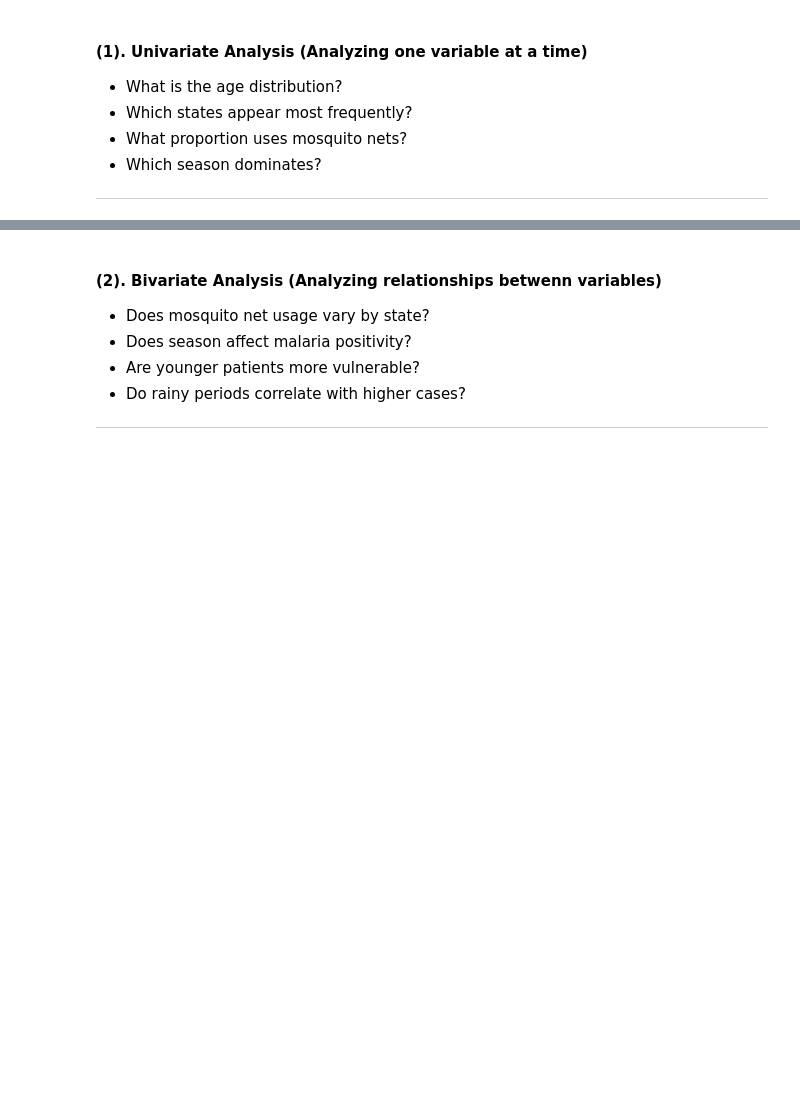
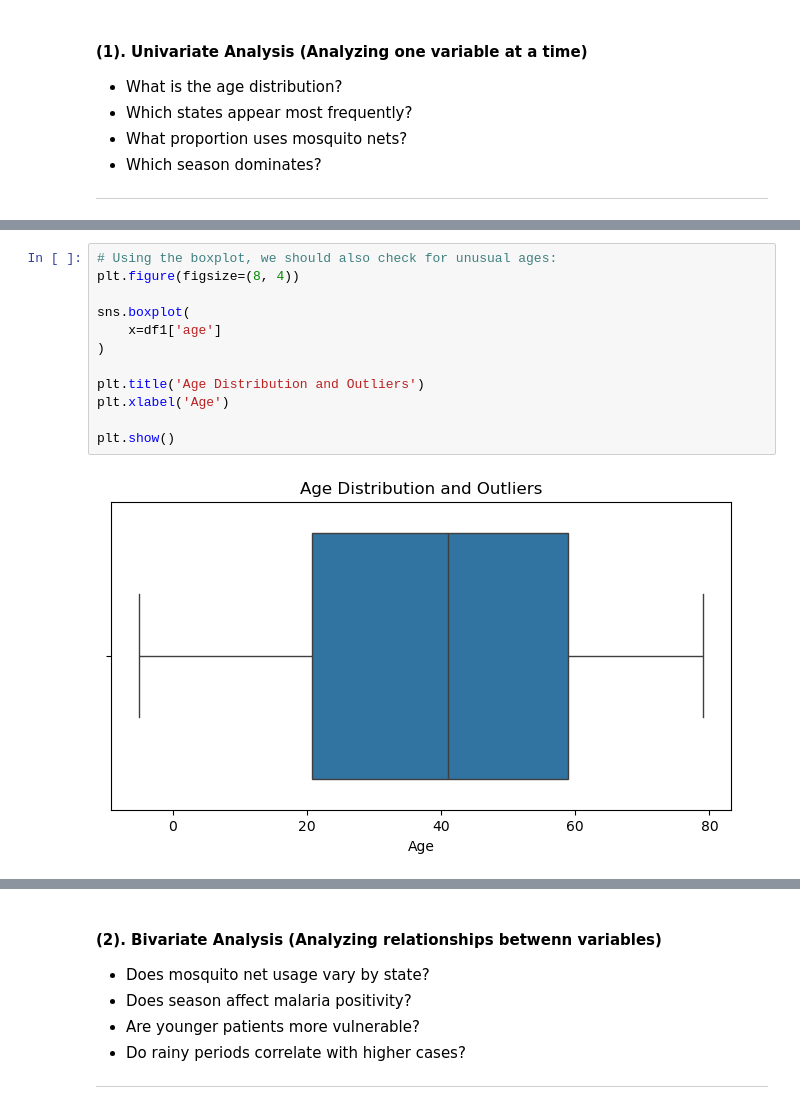
Before and after one commit to EmmanuelAkalumhe/Malaria_Dataset_DataAnalysis, a Jupyter notebook: Malaria_Dataset_Analysis.ipynb, the cells around one changed output, grey strips where cells are left out. Cells and saved outputs as stored; diff of their text form; blank space fills up the shorter version.

```diff
--- a/Malaria_Dataset_Analysis.ipynb
+++ b/Malaria_Dataset_Analysis.ipynb
@@ -470,0 +512,14 @@ The goal of EDA is to:
+# %%
+# Using the boxplot, we should also check for unusual ages:
+plt.figure(figsize=(8, 4))
+
+sns.boxplot(
+    x=df1['age']
+)
+
+plt.title('Age Distribution and Outliers')
+plt.xlabel('Age')
+
+plt.show()
+# %% [output]
+[figure, added]
```
Also changed, not shown: parts of 63 cells of this notebook.
